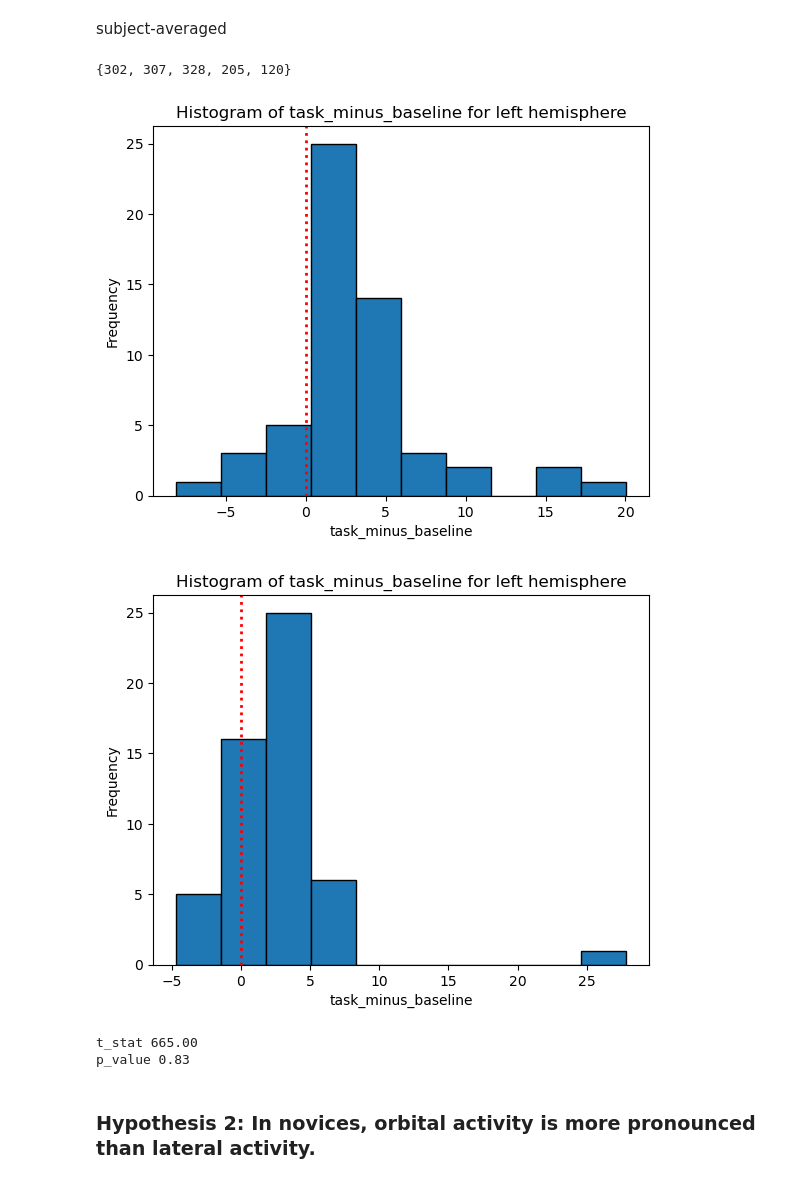
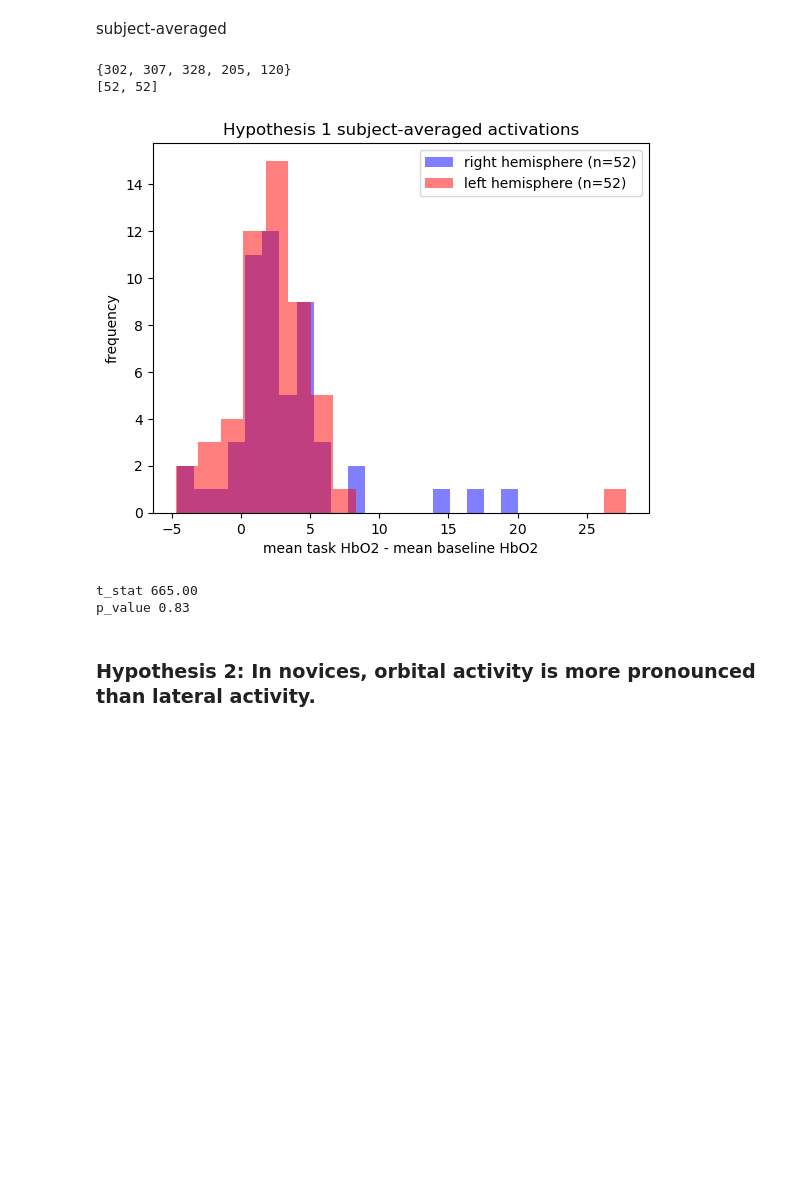
Before and after one commit to trubby22/spne-cw-2, a Jupyter notebook: code/main.ipynb, the cells around one changed output. Drawn from its saved outputs; the diff is of its cells as text; code cells hidden in the pictures; blank space fills up the shorter version.

```diff
--- a/code/main.ipynb
+++ b/code/main.ipynb
@@ -599,29 +605,37 @@ subject-averaged
 # %%
 hemisphere_subject_averaged_together = [responses.groupby("subject").mean().reset_index() for responses in hemisphere_reponses_with_subject]
 hemisphere_subjects = [set(x['subject']) for x in hemisphere_subject_averaged_together]
 print(hemisphere_subjects[0] ^ hemisphere_subjects[1])
 common_subjects = hemisphere_subjects[0] & hemisphere_subjects[1]
 hemisphere_subject_averaged_paired_together = [x[x["subject"].isin(common_subjects)].sort_values(by="subject") for x in hemisphere_subject_averaged_together]
 hemisphere_paired_subjects = [set(x['subject']) for x in hemisphere_subject_averaged_paired_together]
 assert(hemisphere_paired_subjects[0] == hemisphere_paired_subjects[1])
-for x in hemisphere_subject_averaged_together:
-    col = 'task_minus_baseline'
-    x[col].plot(kind='hist', bins=10, edgecolor='black')
+hemisphere_value_only = [x['task_minus_baseline'] for x in hemisphere_subject_averaged_paired_together]
 
-    plt.axvline(x=0, color='red', linestyle=':', linewidth=2)
-    plt.xlabel(col)
-    plt.ylabel('Frequency')
-    plt.title(f'Histogram of {col} for {hemisphere_name} hemisphere')
-    plt.show()
-hemisphere_value_only = [x['task_minus_baseline'] for x in hemisphere_subject_averaged_paired_together]
+print([len(x) for x in hemisphere_value_only])
+
+plt.figure()
+# Plot histograms
+plt.hist(hemisphere_value_only[0], bins=20, alpha=0.5, color='blue', label=f"{hemisphere_names[0]} hemisphere (n={len(hemisphere_value_only[0])})")  # 50% transparent blue bars
+plt.hist(hemisphere_value_only[1], bins=20, alpha=0.5, color='red', label=f"{hemisphere_names[1]} hemisphere (n={len(hemisphere_value_only[1])})")   # 50% transparent red bars
+# plt.axvline(x=0, color='red', linestyle=':', linewidth=2)
+# Add labels and legend
+plt.xlabel('mean task HbO2 - mean baseline HbO2')
+plt.ylabel('frequency')
+plt.title('Hypothesis 1 subject-averaged activations')
+plt.legend()
+plt.savefig('figures/h1-subject-averaged-histogram.svg', format='svg')
+# Show the plot
+plt.show()
+
 t_stat, p_value = stat_test_wrapper_rel(hemisphere_value_only)
 print(f"t_stat {t_stat:.2f}")
 print(f"p_value {p_value:.2f}")
 print()
 # %% [output]
 {302, 307, 328, 205, 120}
+[52, 52]
-[figure, old version]
+[figure, new version]
-[figure, removed]
 t_stat 665.00
 p_value 0.83
 # %% [markdown]
```
Also changed, not shown: parts of 5 cells of this notebook, 7 other files.
